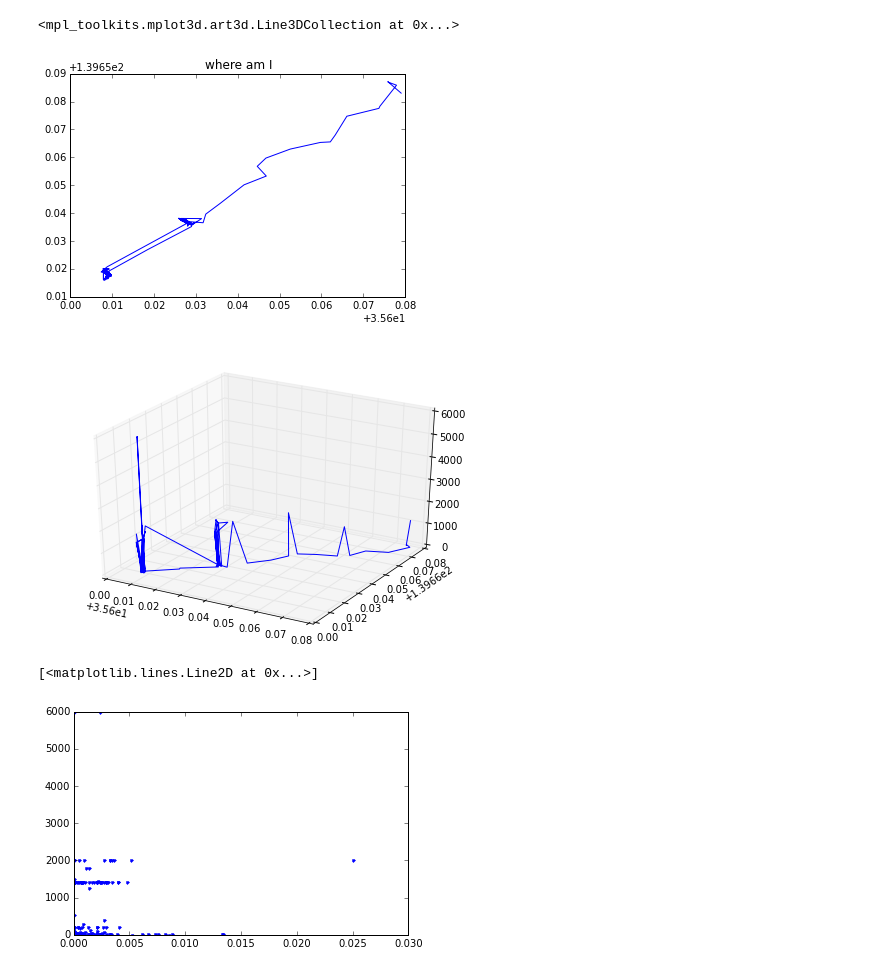
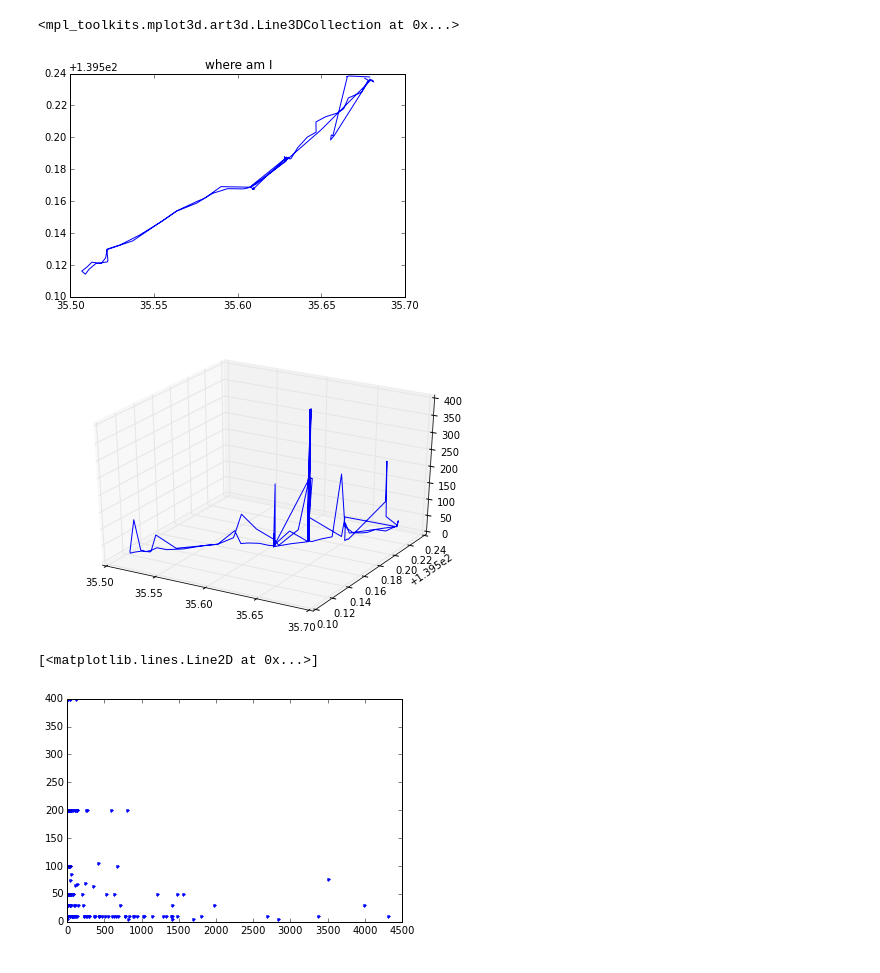
Before and after one commit to kulpa/GPS_stop_check, a Jupyter notebook: stop_check.ipynb, the cells around one changed output. Drawn from its saved outputs; the diff is of its cells as text; code cells hidden in the pictures.

Commit message:
accuracyと距離で出力可

```diff
--- a/stop_check.ipynb
+++ b/stop_check.ipynb
@@ -3,50 +3,91 @@
 from mpl_toolkits.mplot3d import Axes3D
 import numpy as np
 import matplotlib.pyplot as plt
+# %%
+#accuracy値でcsvファイル書き込み
+#二分前の(前後4分、6分で変化可能なように)距離と比較した停止判定
+import csv
+
+min_distance = 0#停止判定する閾値
+max_accuracy = 0
+
+input_file = open('route.csv', 'r')
+output_file = open('route_modified.csv','w')
+
+csvWriter = csv.writer(output_file)
+before_latitude = 0#一つ前の緯度
+before_longtitude = 0#一つ前の経度
+
+min_distance = 200
+max_accuracy = 500
+
+def distance_check(min_distance,line):#min_distanceよりでかければtrue
+    if ((((before_latitude - float(line.split(",")[1]))*111263.283)**2.0) + (((before_longtitude - float(line.split(",")[2]))*91000.0)**2.0))**0.5 > min_distance:
+        return True
+    else:
+        return False
+
+def accuracy_check(max_accuracy,line):#max_accuracyより小さければtrue
+    if float(line.split(",")[4]) < max_accuracy:
+        return True
+    else:
+        return False
+
+for line in input_file:
+    line = line.replace(line.split(",")[5],"")
+    if distance_check(min_distance,line) and accuracy_check(max_accuracy,line):
+        csvWriter.writerow([line])
+    before_latitude = float(line.split(",")[1])
+    before_longtitude = float(line.split(",")[2])
+    #if float(line.split(",")[4]) < 500.0:#accuracy500で切り捨て
+     #   csvWriter.writerow([line])
+
+input_file.close()
+output_file.close()
 # %%
 #!/usr/bin/env python
 
-f = open('1213route.csv', 'r')
+f = open('route_modified.csv', 'r')
 time = []
 latitude = []#緯度
 longtitude = []#経度
 gpstype = []
 accuracy = []
 
 for line in f:
     time.append(line.split(",")[0])
     latitude.append(float(line.split(",")[1]))
     longtitude.append(float(line.split(",")[2]))
     gpstype.append(line.split(",")[3])
     accuracy.append(float(line.split(",")[4]))
 
 f.close()
 
 x = latitude
 y = longtitude
 plt.title('where am I')
 plt.plot(x,y)
 
 x = latitude
 y = longtitude
 z = accuracy
 fig = plt.figure()
 ax = Axes3D(fig)
 ax.plot_wireframe(x,y,z)
 # %% [output]
 <mpl_toolkits.mplot3d.art3d.Line3DCollection at 0x...>
-[figure, old version]
+[figure, new version]
-[figure, old version]
+[figure, new version]
 # %%
-distance = []#二分間の移動距離
+distance = []#二分間の移動距離(m)
 distance.append(0)
 
 for num in range(1,len(time)):
-    distance.append(((latitude[num - 1] - latitude[num])**2.0 + (longtitude[num - 1] - longtitude[num])**2.0)**0.5)
+    distance.append((((latitude[num - 1] - latitude[num])*111263.283)**2.0 + ((longtitude[num - 1] - longtitude[num])*91000.0)**2.0)**0.5)
 
 x = distance
 y = accuracy
 plt.plot(x,y,".")
 # %% [output]
 [<matplotlib.lines.Line2D at 0x...>]
-[figure, old version]
+[figure, new version]
```
Also changed, not shown: parts of 2 cells of this notebook, 4 other files.
